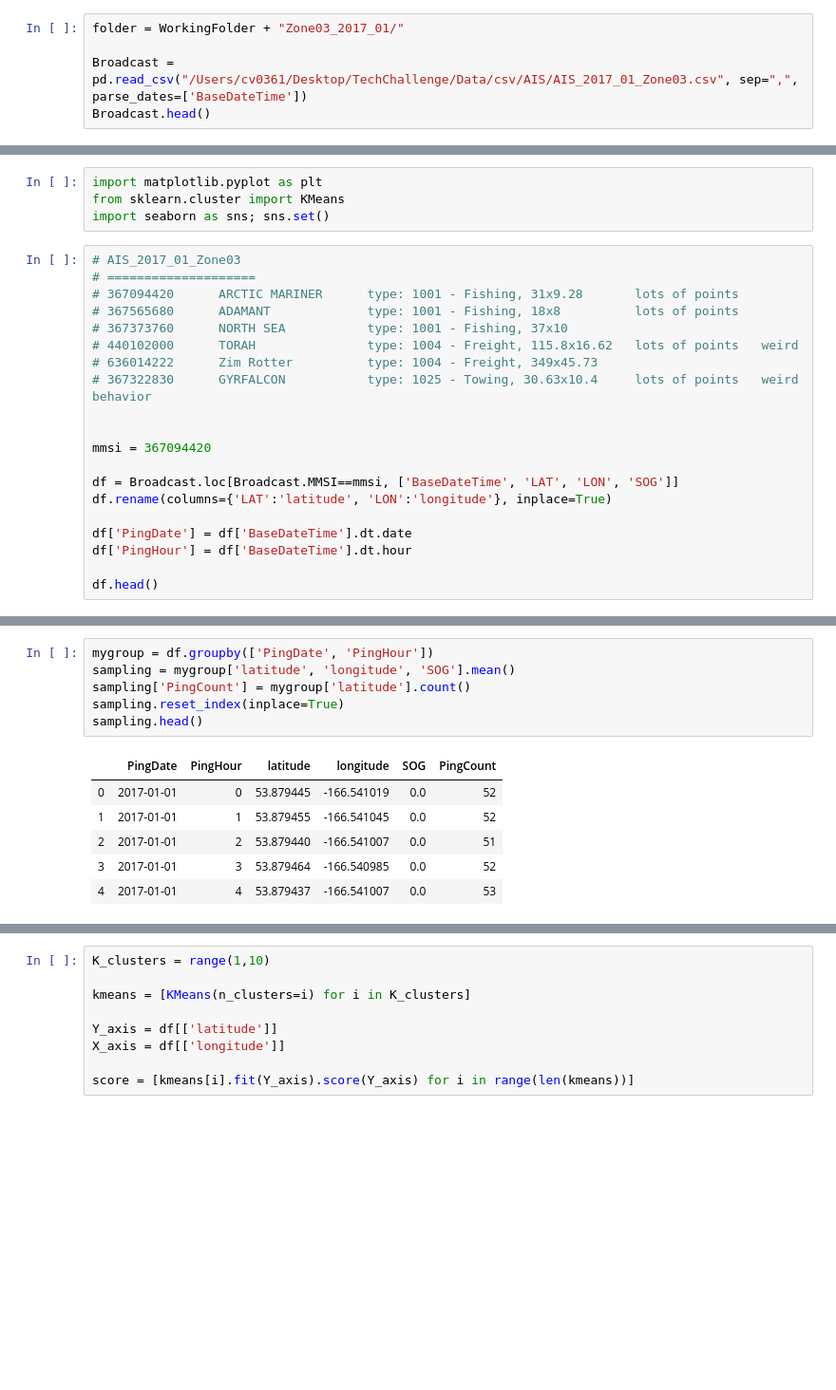
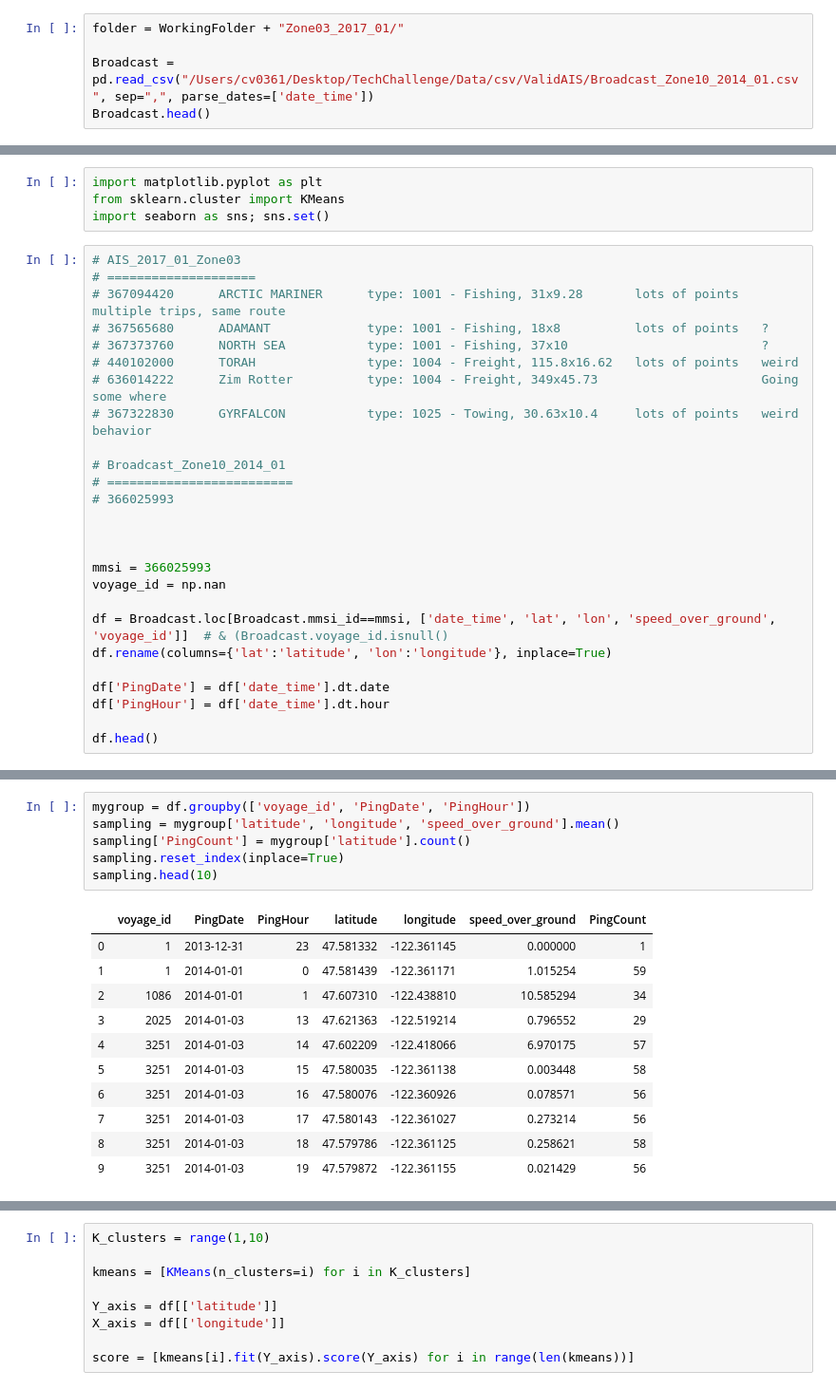
Before and after one commit to att-vault/vault, a Jupyter notebook: Notebook/AIS_Analyze_Vessel_Cluster.ipynb, the cells around one changed output, grey strips where cells are left out. Shown at 95% size. Cells and saved outputs as stored; diff of their text form; blank space fills up the shorter version.

```diff
--- a/Notebook/AIS_Analyze_Vessel_Cluster.ipynb
+++ b/Notebook/AIS_Analyze_Vessel_Cluster.ipynb
@@ -19,6 +19,6 @@ OutputDir = "/Users/cv0361/Desktop/TechChallenge/Data/csv/ValidAIS/"
 # %%
 folder = WorkingFolder + "Zone03_2017_01/"
 
-Broadcast = pd.read_csv("/Users/cv0361/Desktop/TechChallenge/Data/csv/AIS/AIS_2017_01_Zone03.csv", sep=",", parse_dates=['BaseDateTime'])
+Broadcast = pd.read_csv("/Users/cv0361/Desktop/TechChallenge/Data/csv/ValidAIS/Broadcast_Zone10_2014_01.csv", sep=",", parse_dates=['date_time'])
 Broadcast.head()
 # %% [output]
@@ -42,21 +42,27 @@ import seaborn as sns; sns.set()
 # %%
 # AIS_2017_01_Zone03
 # ====================
-# 367094420      ARCTIC MARINER 	 type: 1001 - Fishing, 31x9.28       lots of points
-# 367565680      ADAMANT             type: 1001 - Fishing, 18x8          lots of points
-# 367373760      NORTH SEA           type: 1001 - Fishing, 37x10
+# 367094420      ARCTIC MARINER 	 type: 1001 - Fishing, 31x9.28       lots of points   multiple trips, same route
+# 367565680      ADAMANT             type: 1001 - Fishing, 18x8          lots of points   ?
+# 367373760      NORTH SEA           type: 1001 - Fishing, 37x10                          ?
 # 440102000      TORAH               type: 1004 - Freight, 115.8x16.62   lots of points   weird
-# 636014222      Zim Rotter          type: 1004 - Freight, 349x45.73
+# 636014222      Zim Rotter          type: 1004 - Freight, 349x45.73                      Going some where
 # 367322830      GYRFALCON           type: 1025 - Towing, 30.63x10.4     lots of points   weird behavior
 
+# Broadcast_Zone10_2014_01
+# =========================
+# 366025993
 
-mmsi = 367094420
 
-df = Broadcast.loc[Broadcast.MMSI==mmsi, ['BaseDateTime', 'LAT', 'LON', 'SOG']]
-df.rename(columns={'LAT':'latitude', 'LON':'longitude'}, inplace=True)
 
-df['PingDate'] = df['BaseDateTime'].dt.date
-df['PingHour'] = df['BaseDateTime'].dt.hour
+mmsi = 366025993
+voyage_id = np.nan
+
+df = Broadcast.loc[Broadcast.mmsi_id==mmsi, ['date_time', 'lat', 'lon', 'speed_over_ground', 'voyage_id']]  # & (Broadcast.voyage_id.isnull()
+df.rename(columns={'lat':'latitude', 'lon':'longitude'}, inplace=True)
+
+df['PingDate'] = df['date_time'].dt.date
+df['PingHour'] = df['date_time'].dt.hour
 
 df.head()
 # %% [output]
@@ -84,14 +104,19 @@ df.agg(['count', 'max', 'min', 'mean', 'median', 'std'])   # uniquecount
 # %%
-mygroup = df.groupby(['PingDate', 'PingHour'])
-sampling = mygroup['latitude', 'longitude', 'SOG'].mean()
+mygroup = df.groupby(['voyage_id', 'PingDate', 'PingHour'])
+sampling = mygroup['latitude', 'longitude', 'speed_over_ground'].mean()
 sampling['PingCount'] = mygroup['latitude'].count()
 sampling.reset_index(inplace=True)
-sampling.head()
+sampling.head(10)
 # %% [output]
-|  | PingDate | PingHour | latitude | longitude | SOG | PingCount |
-| 0 | 2017-01-01 | 0 | 53.879445 | -166.541019 | 0.0 | 52 |
-| 1 | 2017-01-01 | 1 | 53.879455 | -166.541045 | 0.0 | 52 |
-| 2 | 2017-01-01 | 2 | 53.879440 | -166.541007 | 0.0 | 51 |
-| 3 | 2017-01-01 | 3 | 53.879464 | -166.540985 | 0.0 | 52 |
-| 4 | 2017-01-01 | 4 | 53.879437 | -166.541007 | 0.0 | 53 |
+|  | voyage_id | PingDate | PingHour | latitude | longitude | speed_over_ground | PingCount |
+| 0 | 1 | 2013-12-31 | 23 | 47.581332 | -122.361145 | 0.000000 | 1 |
+| 1 | 1 | 2014-01-01 | 0 | 47.581439 | -122.361171 | 1.015254 | 59 |
+| 2 | 1086 | 2014-01-01 | 1 | 47.607310 | -122.438810 | 10.585294 | 34 |
+| 3 | 2025 | 2014-01-03 | 13 | 47.621363 | -122.519214 | 0.796552 | 29 |
+| 4 | 3251 | 2014-01-03 | 14 | 47.602209 | -122.418066 | 6.970175 | 57 |
+| 5 | 3251 | 2014-01-03 | 15 | 47.580035 | -122.361138 | 0.003448 | 58 |
+| 6 | 3251 | 2014-01-03 | 16 | 47.580076 | -122.360926 | 0.078571 | 56 |
+| 7 | 3251 | 2014-01-03 | 17 | 47.580143 | -122.361027 | 0.273214 | 56 |
+| 8 | 3251 | 2014-01-03 | 18 | 47.579786 | -122.361125 | 0.258621 | 58 |
+| 9 | 3251 | 2014-01-03 | 19 | 47.579872 | -122.361155 | 0.021429 | 56 |
 # %%
```
Also changed, not shown: parts of 14 cells of this notebook.
